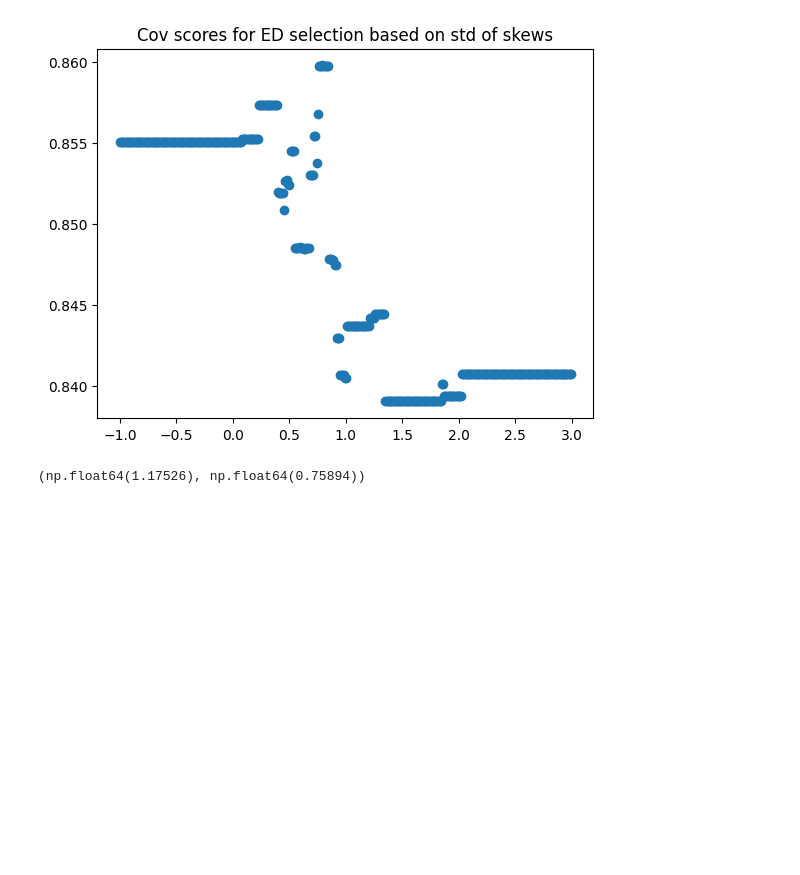
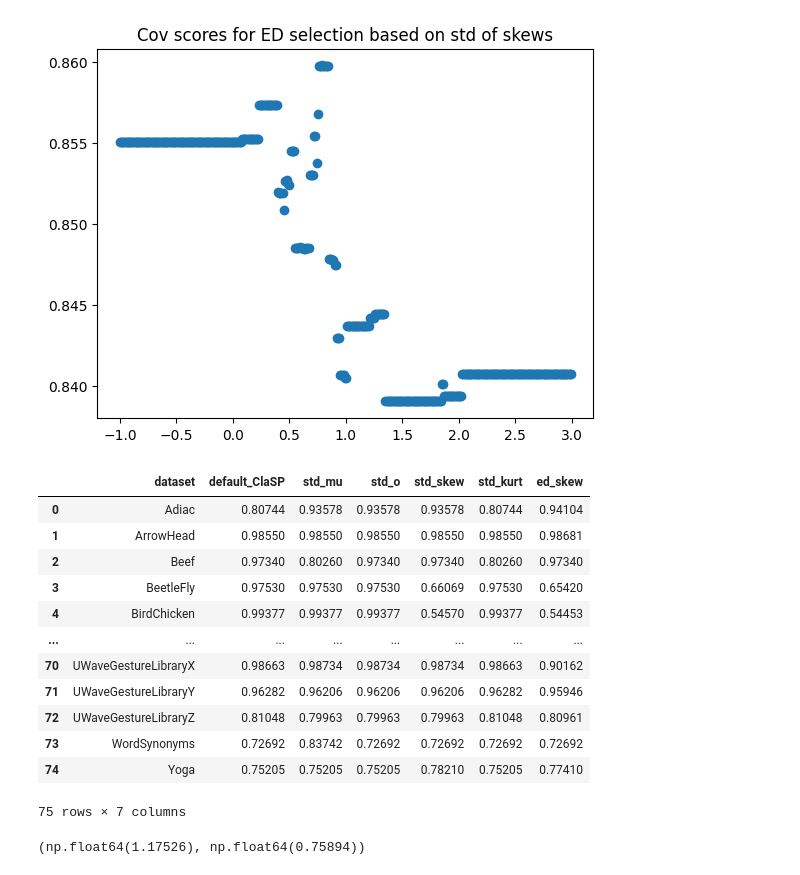
Before and after one commit to JaasperK/oracle, a Jupyter notebook: notebooks/oracle.ipynb, the cells around one changed output. Saved outputs shown, nothing was run; the diff lists cells and outputs as text; code cells hidden in the pictures; blank space fills up the shorter version.

```diff
--- a/notebooks/oracle.ipynb
+++ b/notebooks/oracle.ipynb
@@ -713,3 +706,19 @@ def cid_mu_or_kurt_selection():
     )
 
 stats_mu_kurt = cid_mu_or_kurt_selection()
+# %%
+stats_mu_kurt
+# %% [output]
+|  | dataset | default_ClaSP | std_mu | std_o | std_skew | std_kurt | ed_skew |
+| 0 | Adiac | 0.80744 | 0.93578 | 0.93578 | 0.93578 | 0.80744 | 0.94104 |
+| 1 | ArrowHead | 0.98550 | 0.98550 | 0.98550 | 0.98550 | 0.98550 | 0.98681 |
+| 2 | Beef | 0.97340 | 0.80260 | 0.97340 | 0.97340 | 0.80260 | 0.97340 |
+| 3 | BeetleFly | 0.97530 | 0.97530 | 0.97530 | 0.66069 | 0.97530 | 0.65420 |
+| 4 | BirdChicken | 0.99377 | 0.99377 | 0.99377 | 0.54570 | 0.99377 | 0.54453 |
+| ... | ... | ... | ... | ... | ... | ... | ... |
+| 70 | UWaveGestureLibraryX | 0.98663 | 0.98734 | 0.98734 | 0.98734 | 0.98663 | 0.90162 |
+| 71 | UWaveGestureLibraryY | 0.96282 | 0.96206 | 0.96206 | 0.96206 | 0.96282 | 0.95946 |
+| 72 | UWaveGestureLibraryZ | 0.81048 | 0.79963 | 0.79963 | 0.79963 | 0.81048 | 0.80961 |
+| 73 | WordSynonyms | 0.72692 | 0.83742 | 0.72692 | 0.72692 | 0.72692 | 0.72692 |
+| 74 | Yoga | 0.75205 | 0.75205 | 0.75205 | 0.78210 | 0.75205 | 0.77410 |
+75 rows × 7 columns
```
Also changed, not shown: parts of 62 cells of this notebook, 2 other files.
